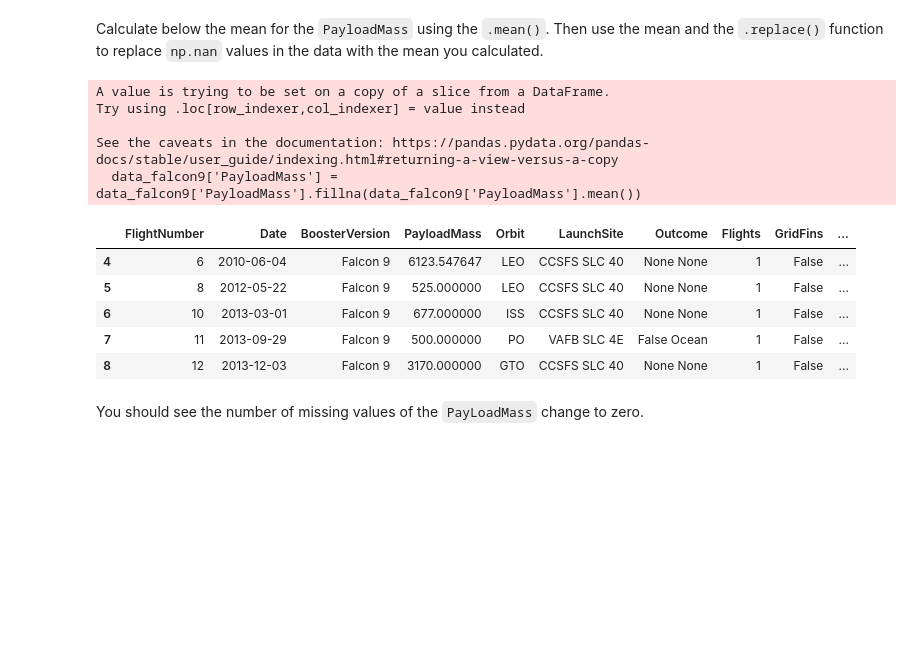
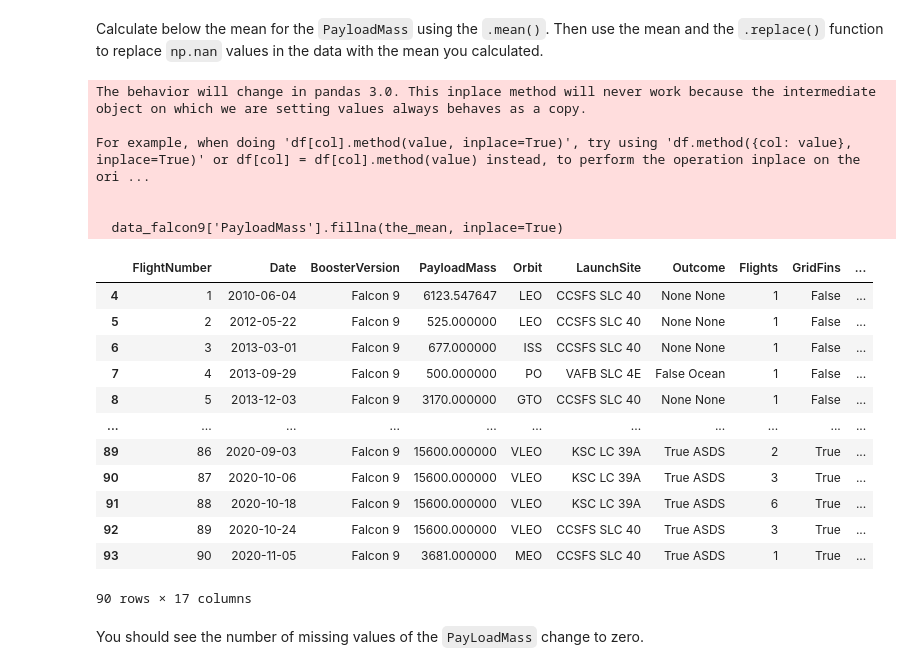
Before and after one commit to dannavs/coursera_spacex, a Jupyter notebook: jupyter-labs-spacex-data-collection-api-v2.ipynb, the cells around one changed output. Cells and saved outputs as stored; diff of their text form; code cells hidden in the pictures; blank space fills up the shorter version.

```diff
--- a/jupyter-labs-spacex-data-collection-api-v2.ipynb
+++ b/jupyter-labs-spacex-data-collection-api-v2.ipynb
@@ -144,6 +142,7 @@ You should see the response contains massive information about SpaceX launches.
 To make the requested JSON results more consistent, we will use the following static response object for this project:
 # %%
 static_json_url='https://cf-courses-data.s3.us.cloud-object-storage.appdomain.cloud/IBM-DS0321EN-SkillsNetwork/datasets/API_call_spacex_api.json'
+response = requests.get(url=static_json_url)
 # %% [markdown]
 We should see that the request was successfull with the 200 status response code
 # %%
@@ -296,4 +299,5 @@ launch_dict_df.head()
 Finally we will remove the Falcon 1 launches keeping only the Falcon 9 launches. Filter the data dataframe using the <code>BoosterVersion</code> column to only keep the Falcon 9 launches. Save the filtered data to a new dataframe called <code>data_falcon9</code>.
 # %%
 # Hint data['BoosterVersion']!='Falcon 1'
-data_falcon9 = launch_dict_df[launch_dict_df['BoosterVersion'] != 'Falcon 1']
+data_falcon9 = launch_dict_df[launch_dict_df['BoosterVersion'] != 'Falcon 1'].copy()
+data_falcon9
@@ -349,22 +367,30 @@ Before we can continue we must deal with these missing values. The <code>Landing
 Calculate below the mean for the <code>PayloadMass</code> using the <code>.mean()</code>. Then use the mean and the <code>.replace()</code> function to replace `np.nan` values in the data with the mean you calculated.
 # %%
 # Calculate the mean value of PayloadMass column
-# print(data_falcon9['PayloadMass'].mean())
+the_mean = data_falcon9['PayloadMass'].mean()
 # Replace the np.nan values with its mean value
-data_falcon9['PayloadMass'] = data_falcon9['PayloadMass'].fillna(data_falcon9['PayloadMass'].mean())
-data_falcon9.head()
+data_falcon9['PayloadMass'].fillna(the_mean, inplace=True)
+data_falcon9
 # %% [output]
-A value is trying to be set on a copy of a slice from a DataFrame.
-Try using .loc[row_indexer,col_indexer] = value instead
+The behavior will change in pandas 3.0. This inplace method will never work because the intermediate object on which we are setting values always behaves as a copy.
 
-See the caveats in the documentation: https://pandas.pydata.org/pandas-docs/stable/user_guide/indexing.html#returning-a-view-versus-a-copy
-  data_falcon9['PayloadMass'] = data_falcon9['PayloadMass'].fillna(data_falcon9['PayloadMass'].mean())
+For example, when doing 'df[col].method(value, inplace=True)', try using 'df.method({col: value}, inplace=True)' or df[col] = df[col].method(value) instead, to perform the operation inplace on the ori ...
+
+
+  data_falcon9['PayloadMass'].fillna(the_mean, inplace=True)
 |  | FlightNumber | Date | BoosterVersion | PayloadMass | Orbit | LaunchSite | Outcome | Flights | GridFins | ... |
-| 4 | 6 | 2010-06-04 | Falcon 9 | 6123.547647 | LEO | CCSFS SLC 40 | None None | 1 | False | ... |
-| 5 | 8 | 2012-05-22 | Falcon 9 | 525.000000 | LEO | CCSFS SLC 40 | None None | 1 | False | ... |
-| 6 | 10 | 2013-03-01 | Falcon 9 | 677.000000 | ISS | CCSFS SLC 40 | None None | 1 | False | ... |
-| 7 | 11 | 2013-09-29 | Falcon 9 | 500.000000 | PO | VAFB SLC 4E | False Ocean | 1 | False | ... |
-| 8 | 12 | 2013-12-03 | Falcon 9 | 3170.000000 | GTO | CCSFS SLC 40 | None None | 1 | False | ... |
+| 4 | 1 | 2010-06-04 | Falcon 9 | 6123.547647 | LEO | CCSFS SLC 40 | None None | 1 | False | ... |
+| 5 | 2 | 2012-05-22 | Falcon 9 | 525.000000 | LEO | CCSFS SLC 40 | None None | 1 | False | ... |
+| 6 | 3 | 2013-03-01 | Falcon 9 | 677.000000 | ISS | CCSFS SLC 40 | None None | 1 | False | ... |
+| 7 | 4 | 2013-09-29 | Falcon 9 | 500.000000 | PO | VAFB SLC 4E | False Ocean | 1 | False | ... |
+| 8 | 5 | 2013-12-03 | Falcon 9 | 3170.000000 | GTO | CCSFS SLC 40 | None None | 1 | False | ... |
+| ... | ... | ... | ... | ... | ... | ... | ... | ... | ... | ... |
+| 89 | 86 | 2020-09-03 | Falcon 9 | 15600.000000 | VLEO | KSC LC 39A | True ASDS | 2 | True | ... |
+| 90 | 87 | 2020-10-06 | Falcon 9 | 15600.000000 | VLEO | KSC LC 39A | True ASDS | 3 | True | ... |
+| 91 | 88 | 2020-10-18 | Falcon 9 | 15600.000000 | VLEO | KSC LC 39A | True ASDS | 6 | True | ... |
+| 92 | 89 | 2020-10-24 | Falcon 9 | 15600.000000 | VLEO | CCSFS SLC 40 | True ASDS | 3 | True | ... |
+| 93 | 90 | 2020-11-05 | Falcon 9 | 3681.000000 | MEO | CCSFS SLC 40 | True ASDS | 1 | True | ... |
+90 rows × 17 columns
 # %% [markdown]
 You should see the number of missing values of the <code>PayLoadMass</code> change to zero.
 # %% [markdown]
```
Also changed, not shown: parts of 8 cells of this notebook, 3 other files.
